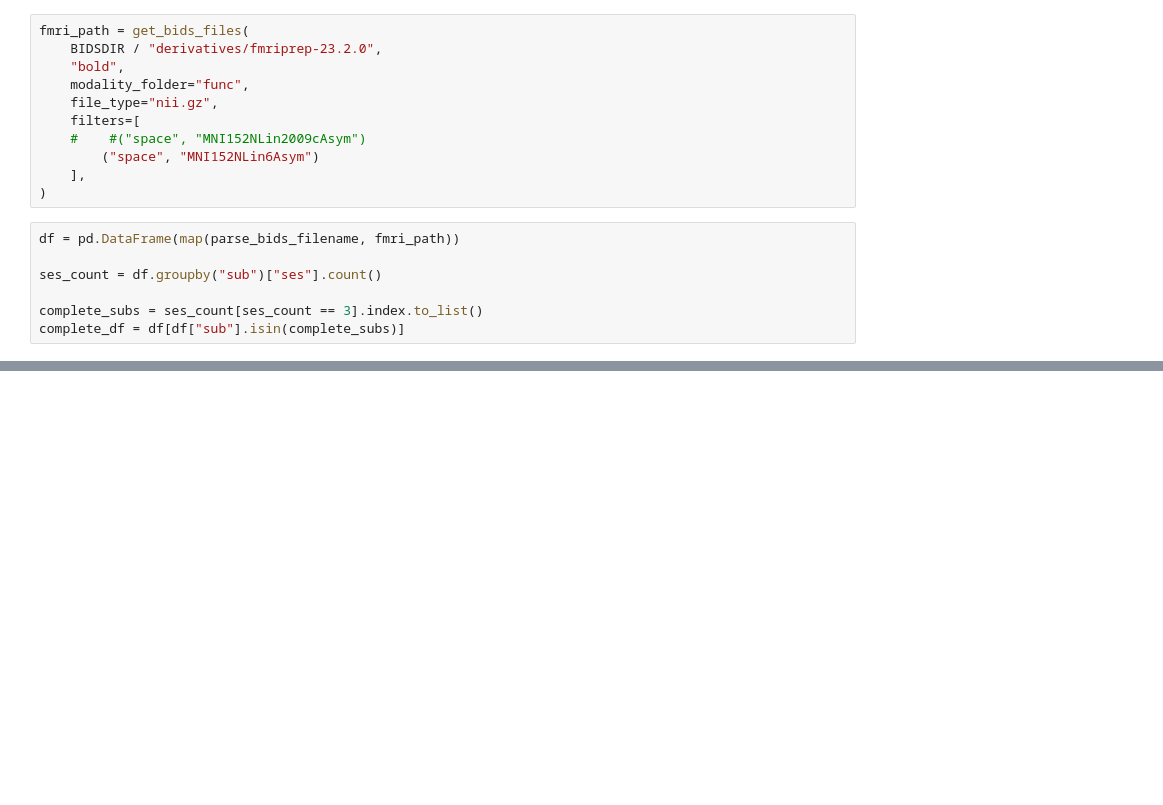
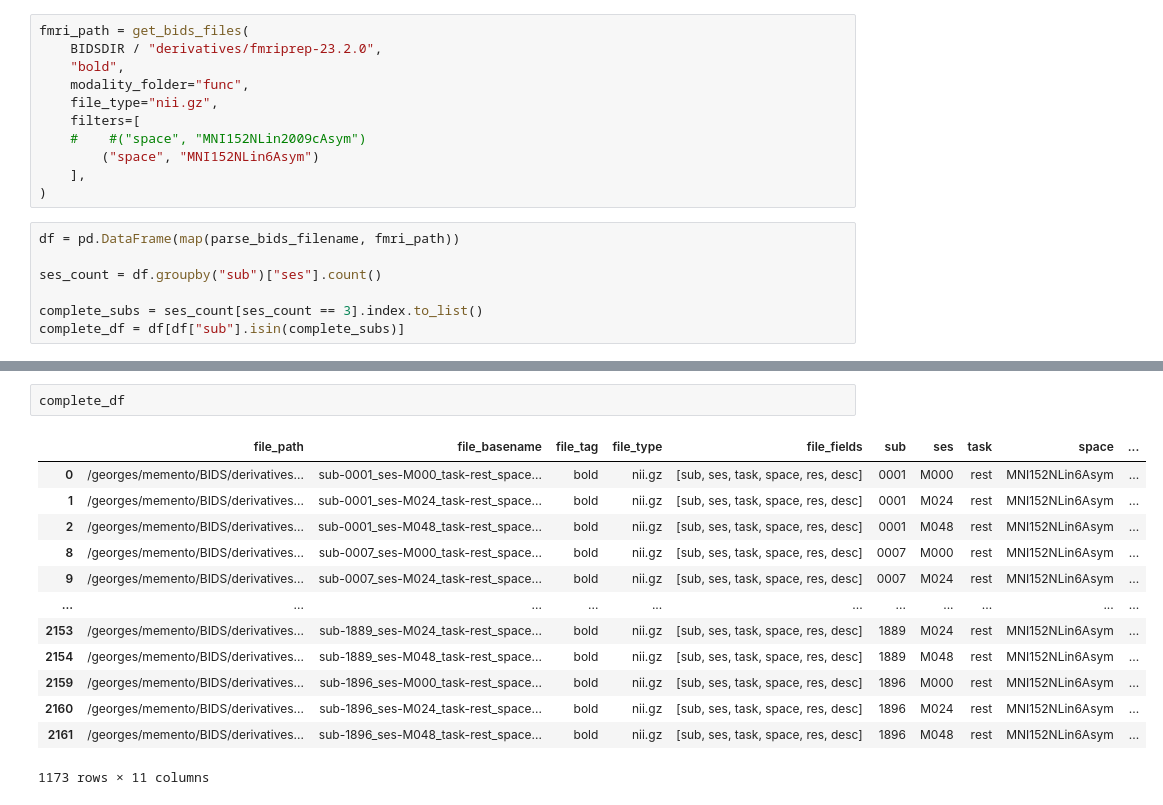
Before and after one commit to jonathan-legrand/bold-dementia, a Jupyter notebook: memento/longitudinal_loading.ipynb, the cells around one changed output, grey strips where cells are left out. Saved outputs shown, nothing was run; the diff lists cells and outputs as text; blank space fills up the shorter version.

```diff
--- a/memento/longitudinal_loading.ipynb
+++ b/memento/longitudinal_loading.ipynb
@@ -84,0 +109,16 @@ complete_df = df[df["sub"].isin(complete_subs)]
+# %%
+complete_df
+# %% [output]
+|  | file_path | file_basename | file_tag | file_type | file_fields | sub | ses | task | space | ... |
+| 0 | /georges/memento/BIDS/derivatives... | sub-0001_ses-M000_task-rest_space... | bold | nii.gz | [sub, ses, task, space, res, desc] | 0001 | M000 | rest | MNI152NLin6Asym | ... |
+| 1 | /georges/memento/BIDS/derivatives... | sub-0001_ses-M024_task-rest_space... | bold | nii.gz | [sub, ses, task, space, res, desc] | 0001 | M024 | rest | MNI152NLin6Asym | ... |
+| 2 | /georges/memento/BIDS/derivatives... | sub-0001_ses-M048_task-rest_space... | bold | nii.gz | [sub, ses, task, space, res, desc] | 0001 | M048 | rest | MNI152NLin6Asym | ... |
+| 8 | /georges/memento/BIDS/derivatives... | sub-0007_ses-M000_task-rest_space... | bold | nii.gz | [sub, ses, task, space, res, desc] | 0007 | M000 | rest | MNI152NLin6Asym | ... |
+| 9 | /georges/memento/BIDS/derivatives... | sub-0007_ses-M024_task-rest_space... | bold | nii.gz | [sub, ses, task, space, res, desc] | 0007 | M024 | rest | MNI152NLin6Asym | ... |
+| ... | ... | ... | ... | ... | ... | ... | ... | ... | ... | ... |
+| 2153 | /georges/memento/BIDS/derivatives... | sub-1889_ses-M024_task-rest_space... | bold | nii.gz | [sub, ses, task, space, res, desc] | 1889 | M024 | rest | MNI152NLin6Asym | ... |
+| 2154 | /georges/memento/BIDS/derivatives... | sub-1889_ses-M048_task-rest_space... | bold | nii.gz | [sub, ses, task, space, res, desc] | 1889 | M048 | rest | MNI152NLin6Asym | ... |
+| 2159 | /georges/memento/BIDS/derivatives... | sub-1896_ses-M000_task-rest_space... | bold | nii.gz | [sub, ses, task, space, res, desc] | 1896 | M000 | rest | MNI152NLin6Asym | ... |
+| 2160 | /georges/memento/BIDS/derivatives... | sub-1896_ses-M024_task-rest_space... | bold | nii.gz | [sub, ses, task, space, res, desc] | 1896 | M024 | rest | MNI152NLin6Asym | ... |
+| 2161 | /georges/memento/BIDS/derivatives... | sub-1896_ses-M048_task-rest_space... | bold | nii.gz | [sub, ses, task, space, res, desc] | 1896 | M048 | rest | MNI152NLin6Asym | ... |
+1173 rows × 11 columns
```
Also changed, not shown: parts of 8 cells of this notebook, 1 other file.
